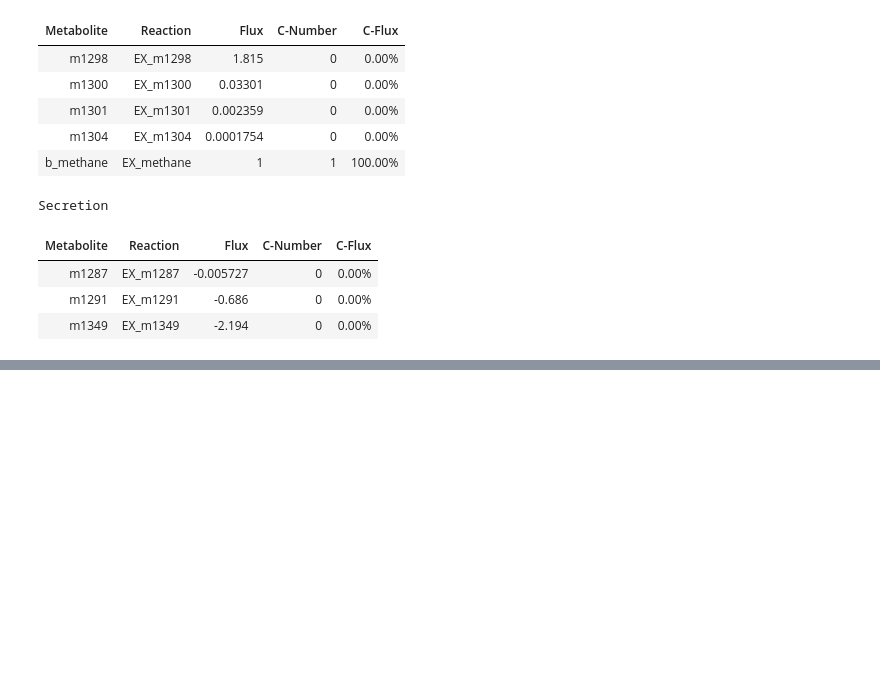
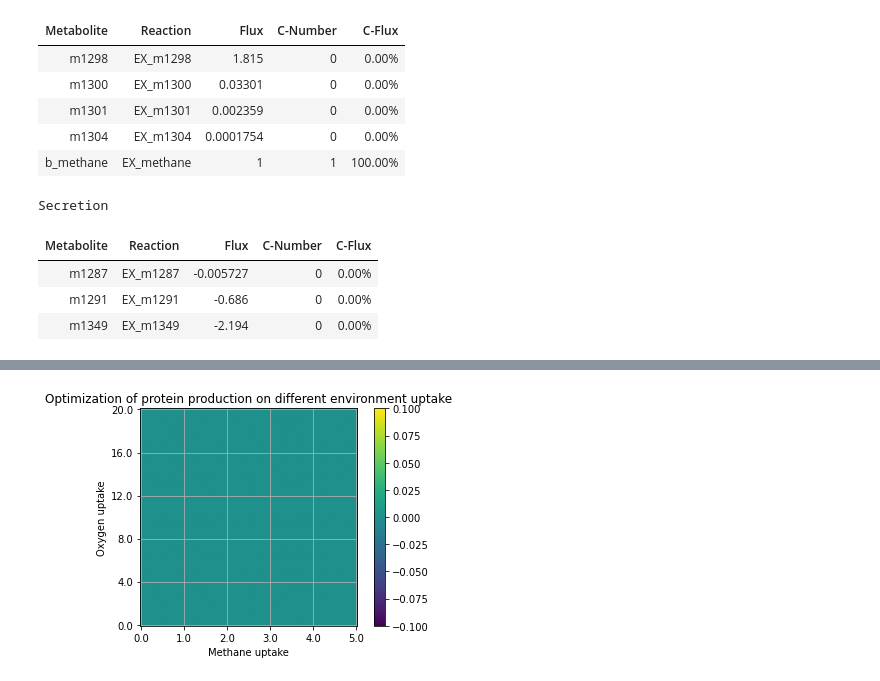
Before and after one commit to Schwebus/DTU_Biobuilders_2021, a Jupyter notebook: GSM_model/GSM_model_iLC915.ipynb, the cells around one changed output, grey strips where cells are left out. Saved outputs shown, nothing was run; the diff lists cells and outputs as text; code cells hidden in the pictures; blank space fills up the shorter version.

Commit message:
plots

```diff
--- a/GSM_model/GSM_model_iLC915.ipynb
+++ b/GSM_model/GSM_model_iLC915.ipynb
@@ -863,0 +851,52 @@ cobra.summary.reaction_summary.ReactionSummary(reaction = pheast.reactions.Hemo_
+# %%
+# we can try different scenarios of the methane oxidation reaction:
+
+# amount of protein in yeast cell is about 50%
+# https://bionumbers.hms.harvard.edu/bionumber.aspx?&id=102328
+
+# AOX expression accounts for 5-50% --> thus we take 3 scenarios in which pMMO makes up 0.05, 0.1 and 0.2% of
+# total protein per gram DW
+#
+
+# as the turnover rate for the pMMO is about 1
+#
+#-->
+
+pheast.reactions.methane_oxidation.bounds =
+# %%
+# plotting of the potential protein production as a function of methane and oxygen uptake
+
+import numpy as np
+import matplotlib.pyplot as plt
+
+# we create a function to see how our protein production is optimize on different environments
+def image_plot(model, precision, max_met, max_ox):
+    plot = np.zeros([precision, precision])
+    methane_vec = np.linspace(0,max_met,precision); oxygen_vec = np.linspace(0,max_ox,precision)
+    for count_ox, oxygen in enumerate(oxygen_vec):
+        for count_met, met in enumerate(methane_vec):
+            #print(met, oxygen)
+            model.reactions.r1160.bounds = oxygen, oxygen
+            model.reactions.EX_methane.bounds = met, met
+            result = model.optimize().objective_value
+            if result < 0:
+                result = 0
+            plot[(precision-1 - count_ox), count_met] = result
+    label_met = np.round(np.linspace(0, max_met, 6),1)
+    label_ox = np.round(np.linspace(max_ox, 0,6),1)
+    ticks = np.linspace(0, precision - 1,6)
+    imgplot = plt.imshow(plot)
+    plt.colorbar()
+    #plt.gca().invert_yaxis()
+    plt.title("Optimization of protein production on different environment uptake")
+    plt.xlabel("Methane uptake")
+    plt.ylabel("Oxygen uptake")
+    plt.xticks(ticks, label_met)
+    plt.yticks(ticks, label_ox)
+    plt.grid()
+    return plot
+
+max_met = 5; max_ox = 20; precision = 100
+plot = image_plot(pheast, precision, max_met, max_ox)
+# %% [output]
+[figure, added]
```
Also changed, not shown: parts of 11 cells of this notebook, 1 other file.
